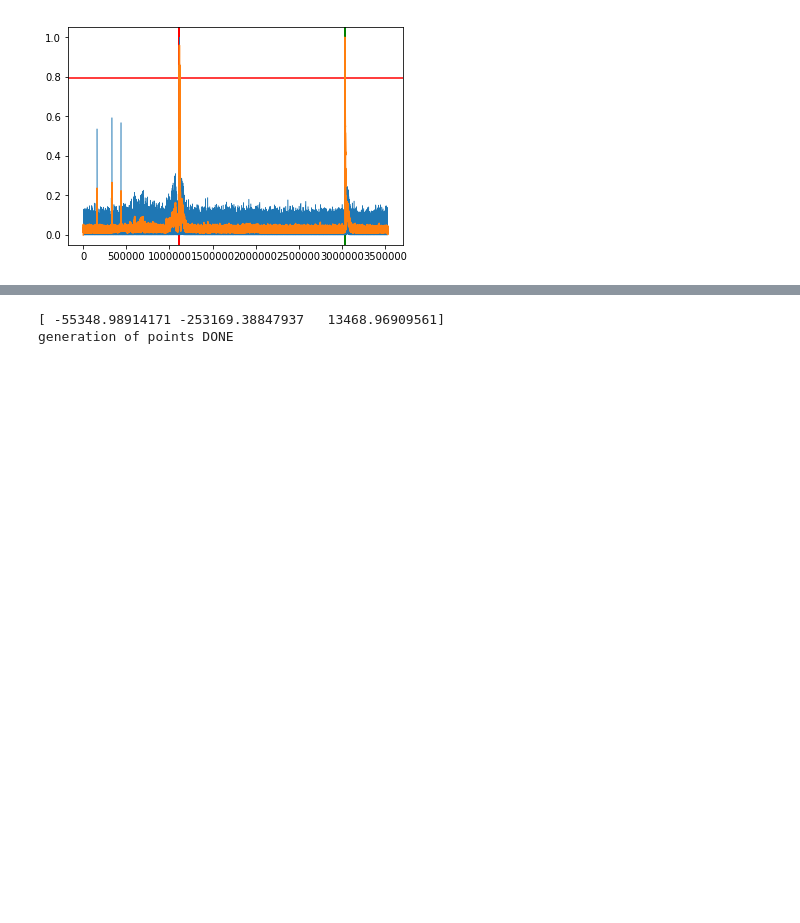
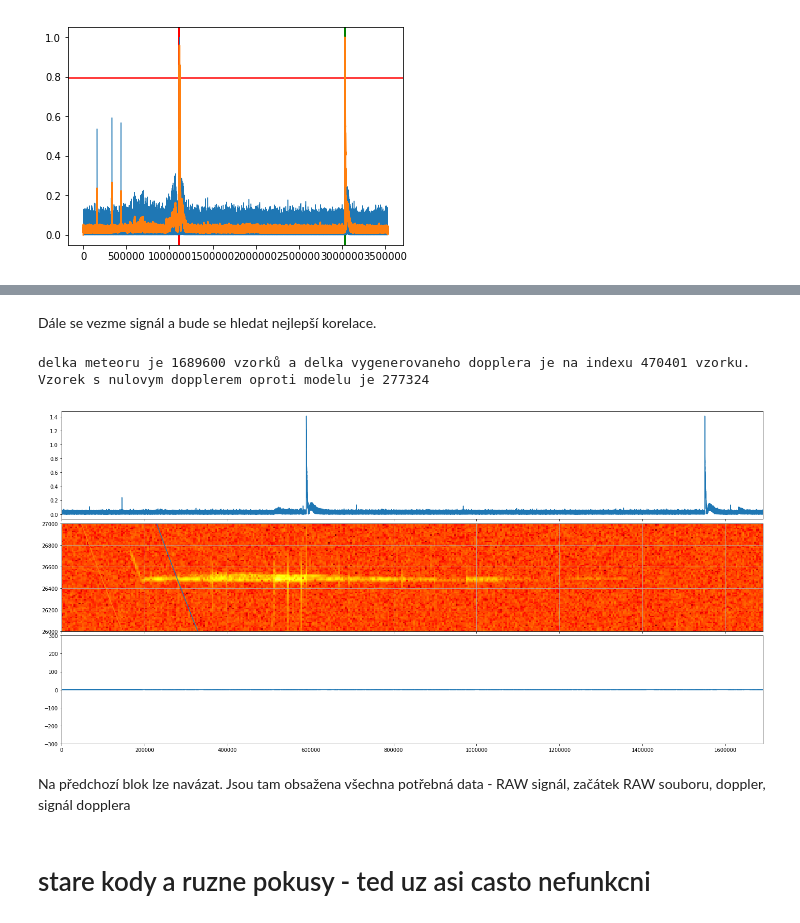
Before and after one commit to bolidozor/MeteorDataAnalyser, a Jupyter notebook: iPython/Bolidozor_vs_optical.ipynb, the cells around one changed output, grey strips where cells are left out. Saved outputs shown, nothing was run; the diff lists cells and outputs as text; code cells hidden in the pictures; blank space fills up the shorter version.

```diff
--- a/iPython/Bolidozor_vs_optical.ipynb
+++ b/iPython/Bolidozor_vs_optical.ipynb
@@ -186,11 +288,64 @@ Using matplotlib backend: TkAgg
+# %% [markdown]
+Dále se vezme signál a bude se hledat nejlepší korelace.
+# %%
+#np.appen
+surround = 1
+
+#for meteor in selected:
+if True: # tady pak bude for pro vsechny stanice
+    meteor = 0
+    bolid = bolids.result[selected[meteor]]
+    hdulist = fits.open(bolid['url_file_raw'])
+    raw = hdulist[0].data[:,0] + hdulist[0].data[:,1] * 1j
+    fig, (ax1, ax2, ax3) = plt.subplots(3, 1, sharex=True, sharey=False, figsize=(20, 10))
+
+    print("delka meteoru je", raw.shape[0], 'vzorků a delka vygenerovaneho dopplera je na indexu', bolid['doppler_signal'].shape[0], 'vzorku. Vzorek s nulovym dopplerem oproti modelu je', repr(bolid['doppler_zero_index']))
+
+    doppler = bolid['doppler_frequency']
+    doppler_signal = np.empty_like(raw)
+    doppler_freq_c = bolid['doppler_signal'][int(bolid['doppler_zero_index']-surround*96000):int(bolid['doppler_zero_index']+surround*96000)]
+    np.put(doppler_signal, np.arange(len(doppler_freq_c)), doppler_freq_c, mode='crop')
+
+    cor = scipy.signal.correlate(raw, doppler_signal, 'same')
+
+    l1 = range(len(raw.real))
+    l2 = range(len(doppler[1:,0][96000*2:]))
+
+    ax1.plot(np.abs(raw))
+    ax1.set_xlim(0,len(raw.real))
+
+    arr = waterfall(raw, None, bins = 4096*2)
+    ax2.imshow(arr.T,  interpolation='none', aspect='auto',  extent=[0, len(raw.real),48000, -48000], cmap=plt.get_cmap('hot'))
+    ax2.grid(True)
+    ax2.set_ylim(13000*2,13500*2)
+    ax2.plot(np.arange(1, len(doppler[:,1])), doppler[1:,1]+26500.0)
+    ax2.plot(np.arange(0, len(2+doppler[:,1][int(bolid['doppler_zero_index']-surround*96000):int(bolid['doppler_zero_index']+surround*96000)]))+0, doppler[1:,1][int(bolid['doppler_zero_index']-surround*96000):int(bolid['doppler_zero_index']+surround*96000)]+26500.0)
+
+
+
+    ax3.plot(doppler_signal)
+    ax3.set_ylim(-300,300)
+    fig.subplots_adjust(wspace=0.04, hspace=0.04, left = 0.03, right=0.98, bottom=0.03, top=0.93)
+# %% [output]
+delka meteoru je 1689600 vzorků a delka vygenerovaneho dopplera je na indexu 470401 vzorku. Vzorek s nulovym dopplerem oproti modelu je 277324
+[figure, added]
+# %% [markdown]
+Na předchozí blok lze navázat. Jsou tam obsažena všechna potřebná data - RAW signál, začátek RAW souboru, doppler, signál dopplera
+# %% [markdown]
+# stare kody a ruzne pokusy  - ted uz asi casto nefunkcni
 # %%
+##
+##
+##
+##
+
 %matplotlib tk
 
 meteor = 0
 
 bolid = bolids.result[selected[meteor]]
-flat_data = np.ravel(hdulist[0].data)
-raw = flat_data[0::2] + 1j * flat_data[1::2]
+hdulist = fits.open(bolid['url_file_raw'])
+raw = hdulist[0].data[:,0] + hdulist[0].data[:,1] * 1j
 
 if gps_calib:
     #ax.set_title(bolid['namesimple'] + " (%s, %s)"%(selected[i], bolid['time_calib']['method']))
@@ -203,20 +358,10 @@ else:
 array = np.arange(min_date, max_date, (max_date-min_date)/(len(met_data)))
 
 
-timesteps = np.arange(-10,5,1/96000)
-met_points = np.empty([timesteps.size, 3])
 met_start_point = np.array(geoC.GeographicToGeocentric(met_start_lat[0], met_start_lon[0], met_start_altitude[0]))
 met_stop_point = np.array(geoC.GeographicToGeocentric(met_stop_lat[0], met_stop_lon[0], met_stop_altitude[0]))
-met_vect = met_stop_point - met_start_point
-print(met_vect)
-for i in range(timesteps.size):  # generate points on artifitial meteor trajectory (discretize in space)
-    met_points[i] =  met_start_point + (met_vect/np.linalg.norm(met_vect) * (timesteps[i] * met_velocity[0]))
-print("generation of points DONE")
-rec_station_point = np.array(geoC.GeographicToGeocentric(stations[bolid['namesimple']]['latitude'],
+station_point = np.array(geoC.GeographicToGeocentric(stations[bolid['namesimple']]['latitude'],
                                                                  stations[bolid['namesimple']]['longitude'], stations[bolid['namesimple']]['elevation']))
-# %% [output]
-[ -55348.98914171 -253169.38847937   13468.96909561]
-generation of points DONE
 # %%
 print('met_points', met_points)
 print('timpstaps', timesteps)
```
Also changed, not shown: parts of 19 cells of this notebook.
